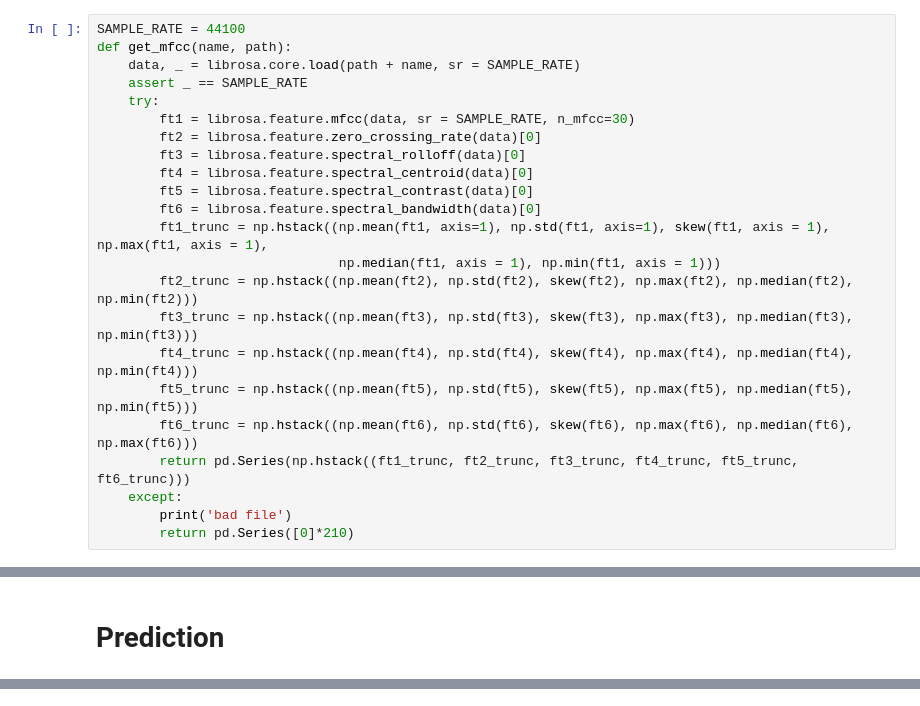
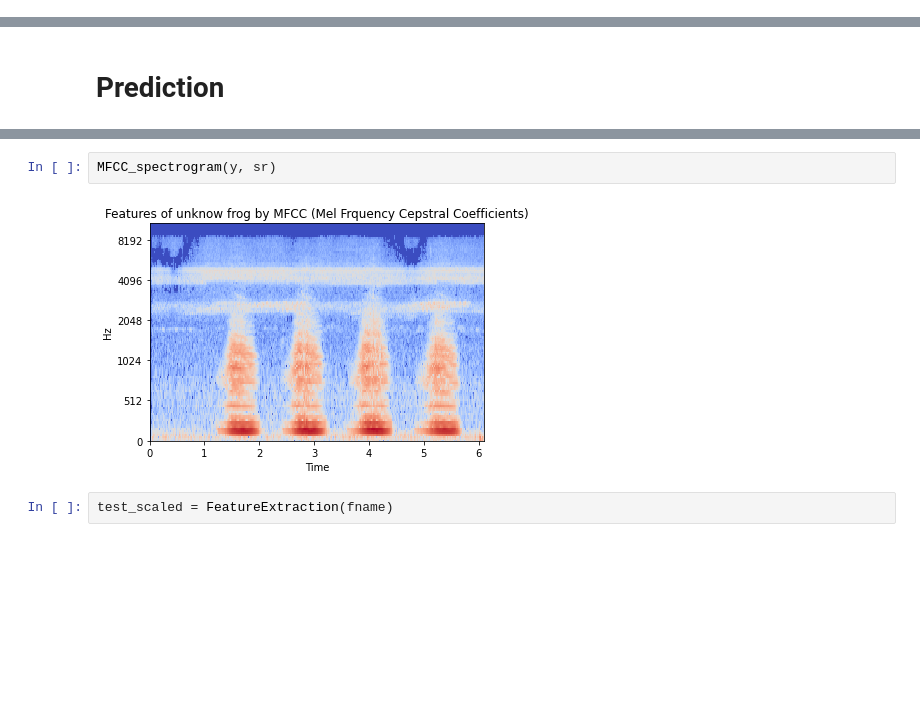
Before and after one commit to MabelHsiao/Frog, a Jupyter notebook: Demo.ipynb, the cells around one changed output, grey strips where cells are left out. Drawn from its saved outputs; the diff is of its cells as text; blank space fills up the shorter version.

```diff
--- a/Demo.ipynb
+++ b/Demo.ipynb
@@ -62,25 +77,2 @@ plt.show()
 # %% [markdown]
 # Feature Extraction
-# %%
-SAMPLE_RATE = 44100
-def get_mfcc(name, path):
-    data, _ = librosa.core.load(path + name, sr = SAMPLE_RATE)
-    assert _ == SAMPLE_RATE
-    try:
-        ft1 = librosa.feature.mfcc(data, sr = SAMPLE_RATE, n_mfcc=30)
-        ft2 = librosa.feature.zero_crossing_rate(data)[0]
-        ft3 = librosa.feature.spectral_rolloff(data)[0]
-        ft4 = librosa.feature.spectral_centroid(data)[0]
-        ft5 = librosa.feature.spectral_contrast(data)[0]
-        ft6 = librosa.feature.spectral_bandwidth(data)[0]
-        ft1_trunc = np.hstack((np.mean(ft1, axis=1), np.std(ft1, axis=1), skew(ft1, axis = 1), np.max(ft1, axis = 1),
-                               np.median(ft1, axis = 1), np.min(ft1, axis = 1)))
-        ft2_trunc = np.hstack((np.mean(ft2), np.std(ft2), skew(ft2), np.max(ft2), np.median(ft2), np.min(ft2)))
-        ft3_trunc = np.hstack((np.mean(ft3), np.std(ft3), skew(ft3), np.max(ft3), np.median(ft3), np.min(ft3)))
-        ft4_trunc = np.hstack((np.mean(ft4), np.std(ft4), skew(ft4), np.max(ft4), np.median(ft4), np.min(ft4)))
-        ft5_trunc = np.hstack((np.mean(ft5), np.std(ft5), skew(ft5), np.max(ft5), np.median(ft5), np.min(ft5)))
-        ft6_trunc = np.hstack((np.mean(ft6), np.std(ft6), skew(ft6), np.max(ft6), np.median(ft6), np.max(ft6)))
-        return pd.Series(np.hstack((ft1_trunc, ft2_trunc, ft3_trunc, ft4_trunc, ft5_trunc, ft6_trunc)))
-    except:
-        print('bad file')
-        return pd.Series([0]*210)
@@ -154 +112,7 @@ import FeatureExtraction
+# %%
+MFCC_spectrogram(y, sr)
+# %% [output]
+[figure, added]
+# %%
+test_scaled = FeatureExtraction(fname)
 # %%
```
Also changed, not shown: parts of 35 cells of this notebook.
